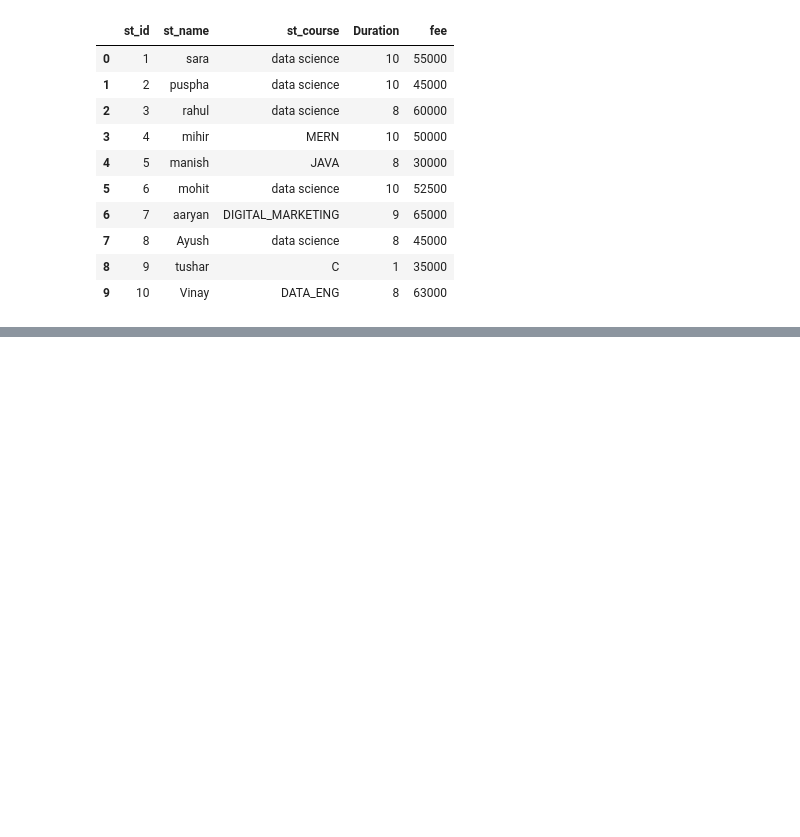
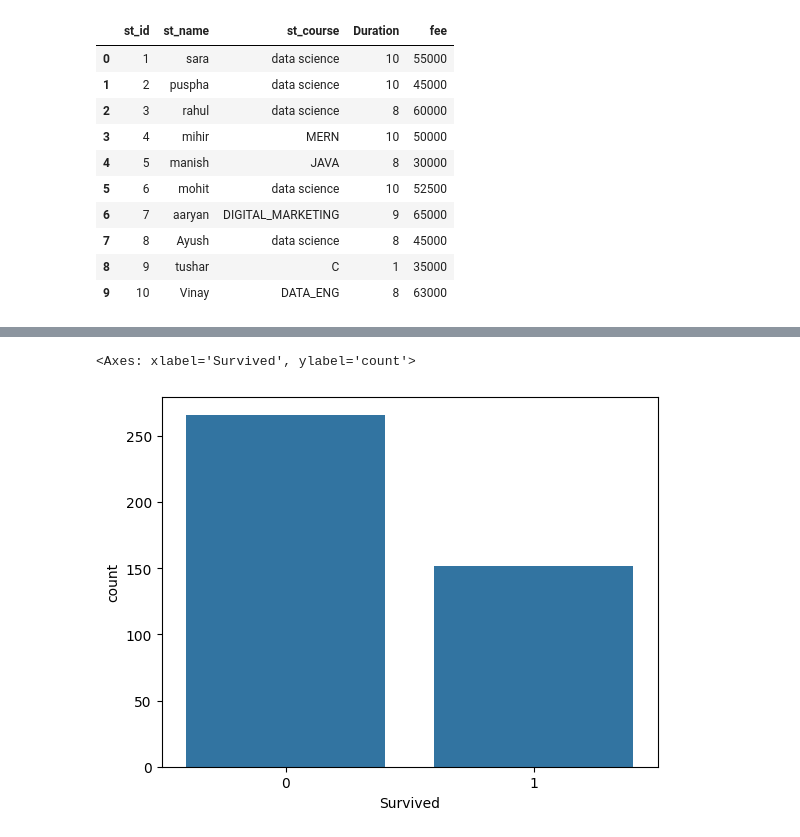
Before and after one commit to saransh437/Python_practice, a Jupyter notebook: Advance_python.ipynb, the cells around one changed output, grey strips where cells are left out. Drawn from its saved outputs; the diff is of its cells as text; code cells hidden in the pictures; blank space fills up the shorter version.

```diff
--- a/Advance_python.ipynb
+++ b/Advance_python.ipynb
@@ -359,0 +810,2 @@ df.to_csv('STUDENT_DATA.csv')
+# %%
+df = pd.read_csv('/content/titanic - titanic.csv')
@@ -359,0 +833,5 @@ df.to_csv('STUDENT_DATA.csv')
+# %%
+sns.countplot(x=df['Survived'])
+# %% [output]
+<Axes: xlabel='Survived', ylabel='count'>
+[figure, added]
```
Also changed, not shown: parts of 78 cells of this notebook.
